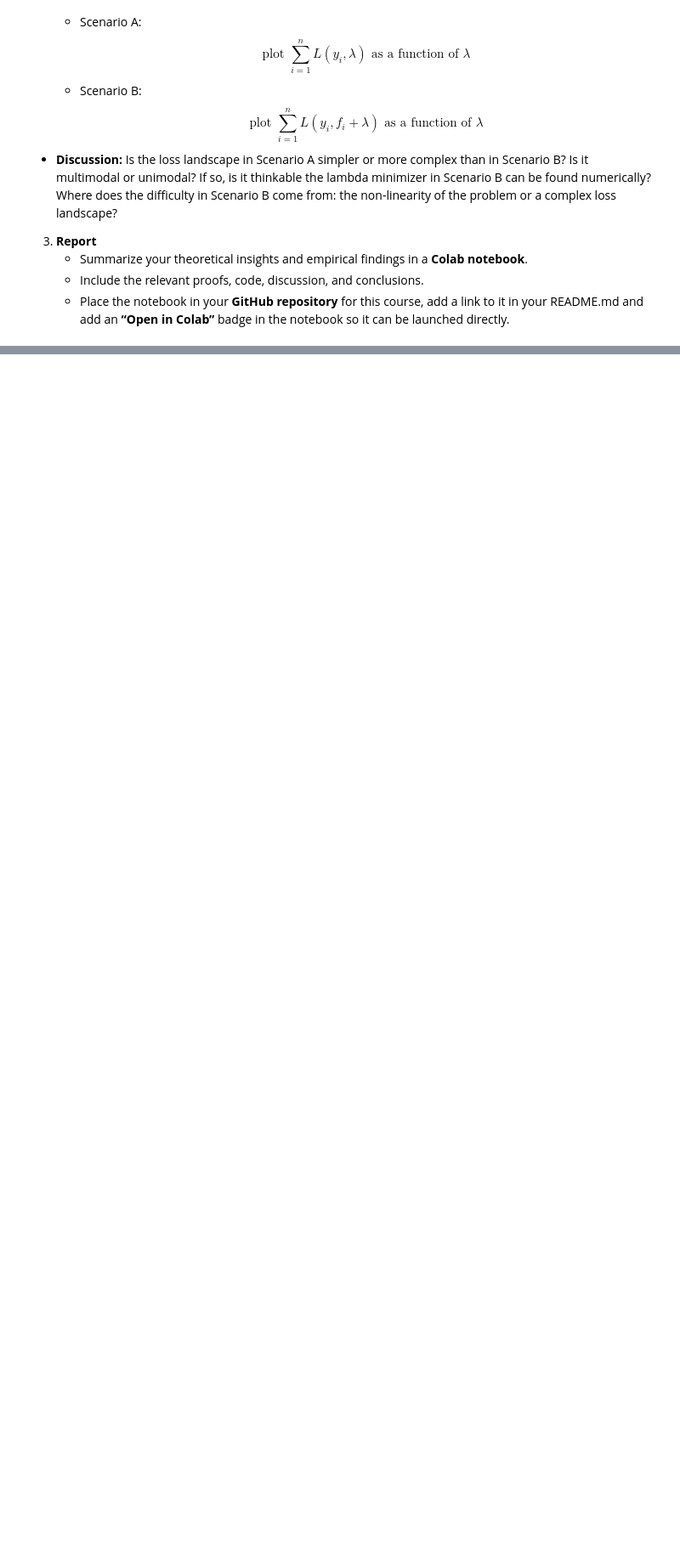
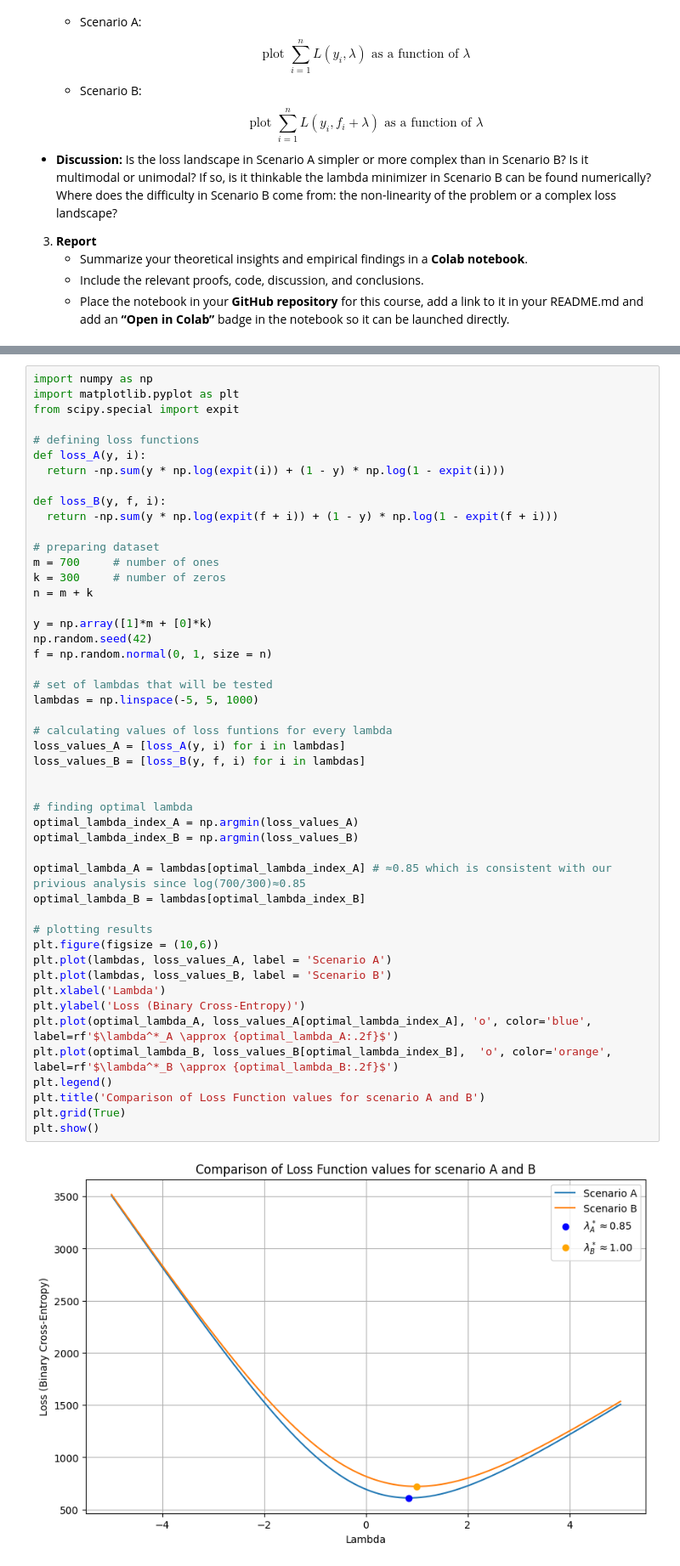
Before and after one commit to MichalSlowakiewicz/Machine-Learning, a Jupyter notebook: Homework7.ipynb, the cells around one changed output, grey strips where cells are left out. Shown at 85% size. Saved outputs shown, nothing was run; the diff lists cells and outputs as text; blank space fills up the shorter version.

```diff
--- a/Homework7.ipynb
+++ b/Homework7.ipynb
@@ -109,0 +173,50 @@ In this assignment you will answer the following questions:
+# %%
+import numpy as np
+import matplotlib.pyplot as plt
+from scipy.special import expit
+
+# defining loss functions
+def loss_A(y, i):
+  return -np.sum(y * np.log(expit(i)) + (1 - y) * np.log(1 - expit(i)))
+
+def loss_B(y, f, i):
+  return -np.sum(y * np.log(expit(f + i)) + (1 - y) * np.log(1 - expit(f + i)))
+
+# preparing dataset
+m = 700     # number of ones
+k = 300     # number of zeros
+n = m + k
+
+y = np.array([1]*m + [0]*k)
+np.random.seed(42)
+f = np.random.normal(0, 1, size = n)
+
+# set of lambdas that will be tested
+lambdas = np.linspace(-5, 5, 1000)
+
+# calculating values of loss funtions for every lambda
+loss_values_A = [loss_A(y, i) for i in lambdas]
+loss_values_B = [loss_B(y, f, i) for i in lambdas]
+
+
+# finding optimal lambda
+optimal_lambda_index_A = np.argmin(loss_values_A)
+optimal_lambda_index_B = np.argmin(loss_values_B)
+
+optimal_lambda_A = lambdas[optimal_lambda_index_A] # ≈0.85 which is consistent with our privious analysis since log(700/300)≈0.85
+optimal_lambda_B = lambdas[optimal_lambda_index_B]
+
+# plotting results
+plt.figure(figsize = (10,6))
+plt.plot(lambdas, loss_values_A, label = 'Scenario A')
+plt.plot(lambdas, loss_values_B, label = 'Scenario B')
+plt.xlabel('Lambda')
+plt.ylabel('Loss (Binary Cross-Entropy)')
+plt.plot(optimal_lambda_A, loss_values_A[optimal_lambda_index_A], 'o', color='blue', label=rf'$\lambda^*_A \approx {optimal_lambda_A:.2f}$')
+plt.plot(optimal_lambda_B, loss_values_B[optimal_lambda_index_B],  'o', color='orange', label=rf'$\lambda^*_B \approx {optimal_lambda_B:.2f}$')
+plt.legend()
+plt.title('Comparison of Loss Function values for scenario A and B')
+plt.grid(True)
+plt.show()
+# %% [output]
+[figure, added]
```
Also changed, not shown: parts of 2 cells of this notebook.
